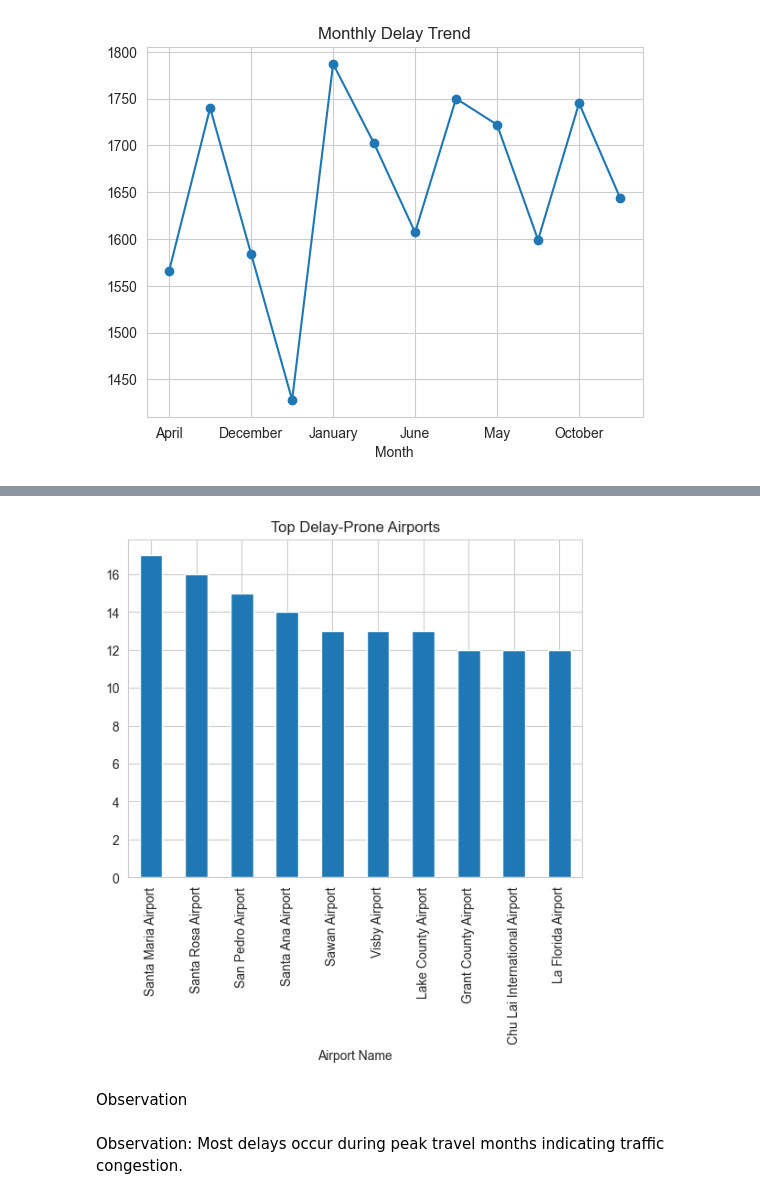
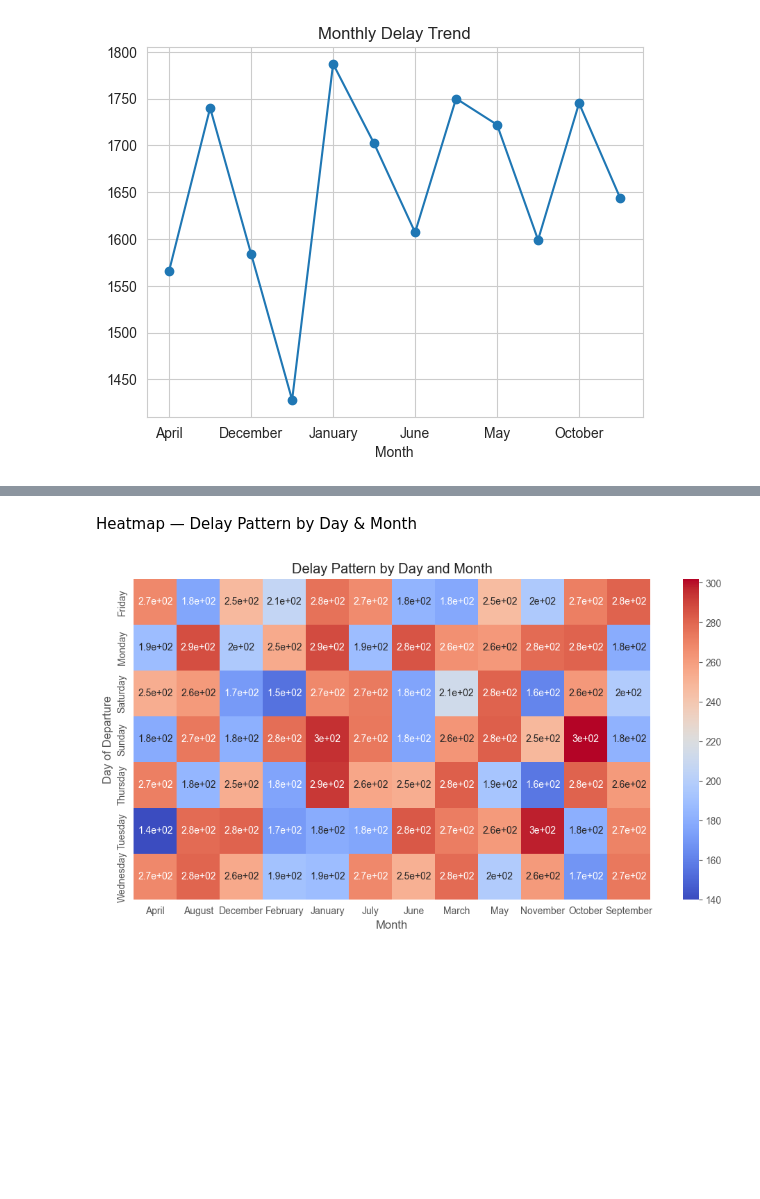
Before and after one commit to ankitakarbhari/airfly_insights_dashboard, a Jupyter notebook: notebooks/Milestone2_Visual_Exploration.ipynb, the cells around one changed output, grey strips where cells are left out. Cells and saved outputs as stored; diff of their text form; code cells hidden in the pictures; blank space fills up the shorter version.

```diff
--- a/notebooks/Milestone2_Visual_Exploration.ipynb
+++ b/notebooks/Milestone2_Visual_Exploration.ipynb
@@ -100,8 +87,0 @@ Visualization 4 — Departure Time Distribution
-# %%
-df['Time of Departure'] = pd.to_datetime(df['Time of Departure'])
-
-plt.hist(df['Time of Departure'].dt.hour)
-plt.title("Flight Departure Time Distribution")
-plt.xlabel("Hour")
-plt.ylabel("Flights")
-plt.show()
@@ -143,13 +107,25 @@ Airport Delay Comparison
-# %%
-airport_delay = df.groupby('Airport Name')['IsDelayed'].sum().sort_values(ascending=False).head(10)
-
-airport_delay.plot(kind='bar')
-plt.title("Top Delay-Prone Airports")
-plt.show()
-# %% [output]
-[figure, removed]
-# %% [markdown]
-Observation
-# %% [markdown]
-Observation:
-Most delays occur during peak travel months indicating traffic congestion.
+# %%
+import pandas as pd
+import matplotlib.pyplot as plt
+import seaborn as sns
+
+plt.style.use("ggplot")
+sns.set_palette("Set2")
+# %% [markdown]
+Heatmap — Delay Pattern by Day & Month
+# %%
+pivot = pd.pivot_table(
+    df,
+    values="IsDelayed",
+    index="Day of Departure",
+    columns="Month",
+    aggfunc="sum"
+)
+
+plt.figure(figsize=(12,6))
+sns.heatmap(pivot, cmap="coolwarm", annot=True)
+
+plt.title("Delay Pattern by Day and Month")
+plt.show()
+# %% [output]
+[figure, added]
```
Also changed, not shown: parts of 25 cells of this notebook, 1 other file.
